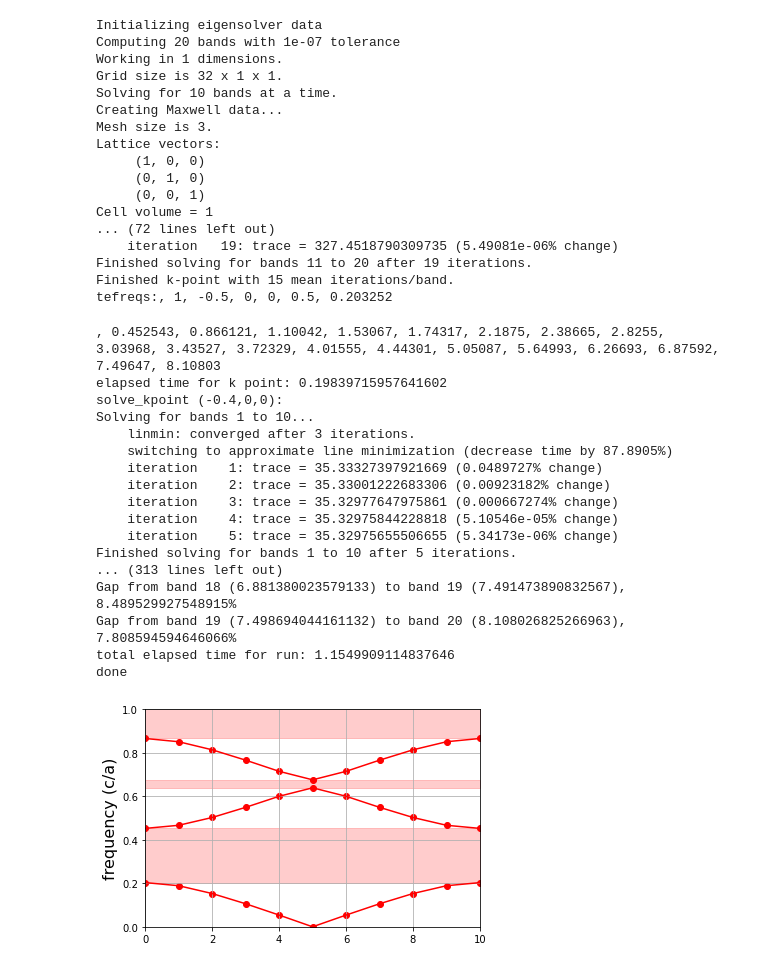
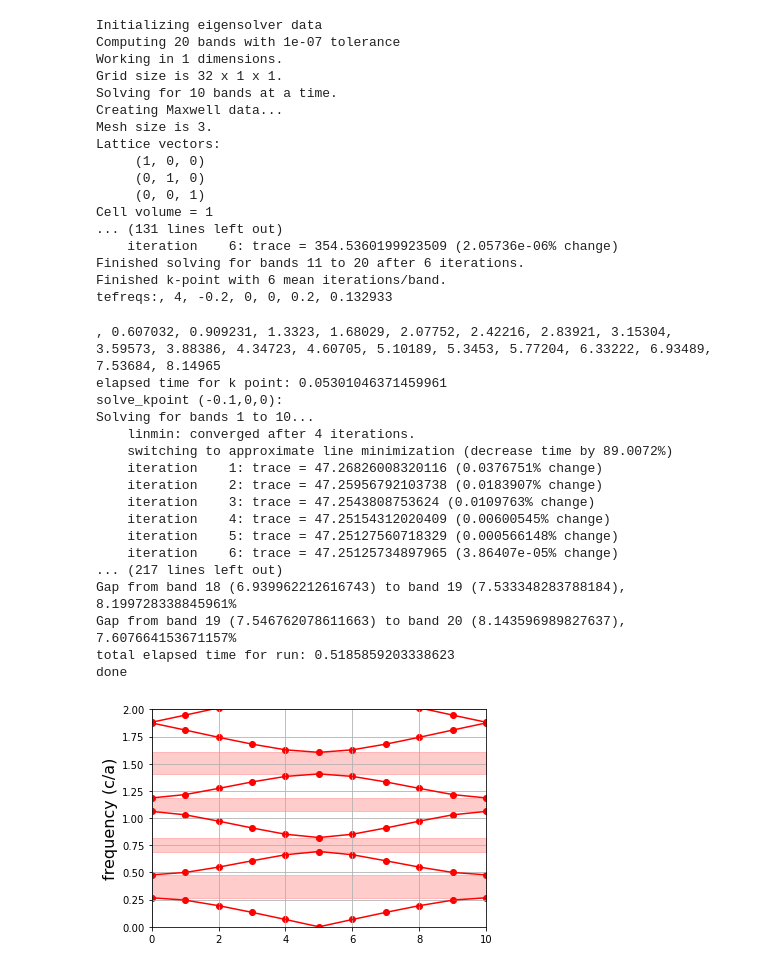
Before and after one commit to zcxm12/website, a Jupyter notebook: 1D MPB.ipynb, the cells around one changed output. Drawn from its saved outputs; the diff is of its cells as text; code cells hidden in the pictures.

```diff
--- a/1D MPB.ipynb
+++ b/1D MPB.ipynb
@@ -18,7 +18,7 @@ k_points = mp.interpolate(4, k_points)
 geometry = []
 Np = 1 ## number of repeating
 for i in range (Np):
-    geometry.append(mp.Block(mp.Vector3(0.2),material= mp.Medium(epsilon=13)))
+    geometry.append(mp.Block(mp.Vector3(0.2),material= mp.Medium(epsilon=7)))
 
 resolution = 32
 geometry_lattice = mp.Lattice(size=mp.Vector3(1))
@@ -41,52 +41,52 @@ Lattice vectors:
      (0, 1, 0)
      (0, 0, 1)
 Cell volume = 1
-... (72 lines left out)
-    iteration   19: trace = 327.4518790309735 (5.49081e-06% change)
-Finished solving for bands 11 to 20 after 19 iterations.
-Finished k-point with 15 mean iterations/band.
-tefreqs:, 1, -0.5, 0, 0, 0.5, 0.203252
+... (131 lines left out)
+    iteration    6: trace = 354.5360199923509 (2.05736e-06% change)
+Finished solving for bands 11 to 20 after 6 iterations.
+Finished k-point with 6 mean iterations/band.
+tefreqs:, 4, -0.2, 0, 0, 0.2, 0.132933
-, 0.452543, 0.866121, 1.10042, 1.53067, 1.74317, 2.1875, 2.38665, 2.8255, 3.03968, 3.43527, 3.72329, 4.01555, 4.44301, 5.05087, 5.64993, 6.26693, 6.87592, 7.49647, 8.10803
-elapsed time for k point: 0.19839715957641602
-solve_kpoint (-0.4,0,0):
+, 0.607032, 0.909231, 1.3323, 1.68029, 2.07752, 2.42216, 2.83921, 3.15304, 3.59573, 3.88386, 4.34723, 4.60705, 5.10189, 5.3453, 5.77204, 6.33222, 6.93489, 7.53684, 8.14965
+elapsed time for k point: 0.05301046371459961
+solve_kpoint (-0.1,0,0):
 Solving for bands 1 to 10...
-    linmin: converged after 3 iterations.
-    switching to approximate line minimization (decrease time by 87.8905%)
-    iteration    1: trace = 35.33327397921669 (0.0489727% change)
-    iteration    2: trace = 35.33001222683306 (0.00923182% change)
-    iteration    3: trace = 35.32977647975861 (0.000667274% change)
-    iteration    4: trace = 35.32975844228818 (5.10546e-05% change)
-    iteration    5: trace = 35.32975655506655 (5.34173e-06% change)
-Finished solving for bands 1 to 10 after 5 iterations.
-... (313 lines left out)
-Gap from band 18 (6.881380023579133) to band 19 (7.491473890832567), 8.489529927548915%
-Gap from band 19 (7.498694044161132) to band 20 (8.108026825266963), 7.808594594646066%
-total elapsed time for run: 1.1549909114837646
+    linmin: converged after 4 iterations.
+    switching to approximate line minimization (decrease time by 89.0072%)
+    iteration    1: trace = 47.26826008320116 (0.0376751% change)
+    iteration    2: trace = 47.25956792103738 (0.0183907% change)
+    iteration    3: trace = 47.2543808753624 (0.0109763% change)
+    iteration    4: trace = 47.25154312020409 (0.00600545% change)
+    iteration    5: trace = 47.25127560718329 (0.000566148% change)
+    iteration    6: trace = 47.25125734897965 (3.86407e-05% change)
+... (217 lines left out)
+Gap from band 18 (6.939962212616743) to band 19 (7.533348283788184), 8.199728338845961%
+Gap from band 19 (7.546762078611663) to band 20 (8.143596989827637), 7.607664153671157%
+total elapsed time for run: 0.5185859203338623
 done
 # %%
 import matplotlib.pyplot as plt
 freqs = ms.all_freqs
 gaps = ms.gap_list
 fig, ax = plt.subplots()
 x = range(len(freqs))
 for xz, tz in zip(x, freqs):
     ax.scatter([xz]*len(tz), tz, color='red')
 ax.plot(freqs, color='red')
-ax.set_ylim([0, 1])
+ax.set_ylim([0, 2])
 ax.set_xlim([x[0], x[-1]])
 for gap in gaps:
     if gap[0] > 1:
         ax.fill_between(x, gap[1], gap[2], color='red', alpha=0.2)
 #ax.text(12, 0.04, 'bands', color='red', size=15)
 points_in_between = (len(freqs) - 4) / 3
 tick_locs = [i*points_in_between+i for i in range(4)]
 #tick_labs = ['Γ', 'X', 'M', 'Γ']
 #ax.set_xticks(tick_locs)
 #ax.set_xticklabels(tick_labs, size=16)
 ax.set_ylabel('frequency (c/a)', size=16)
 ax.grid(True)
 
 
 plt.show()
 # %% [output]
-[figure, old version]
+[figure, new version]
```
Also changed, not shown: 19 other files.
